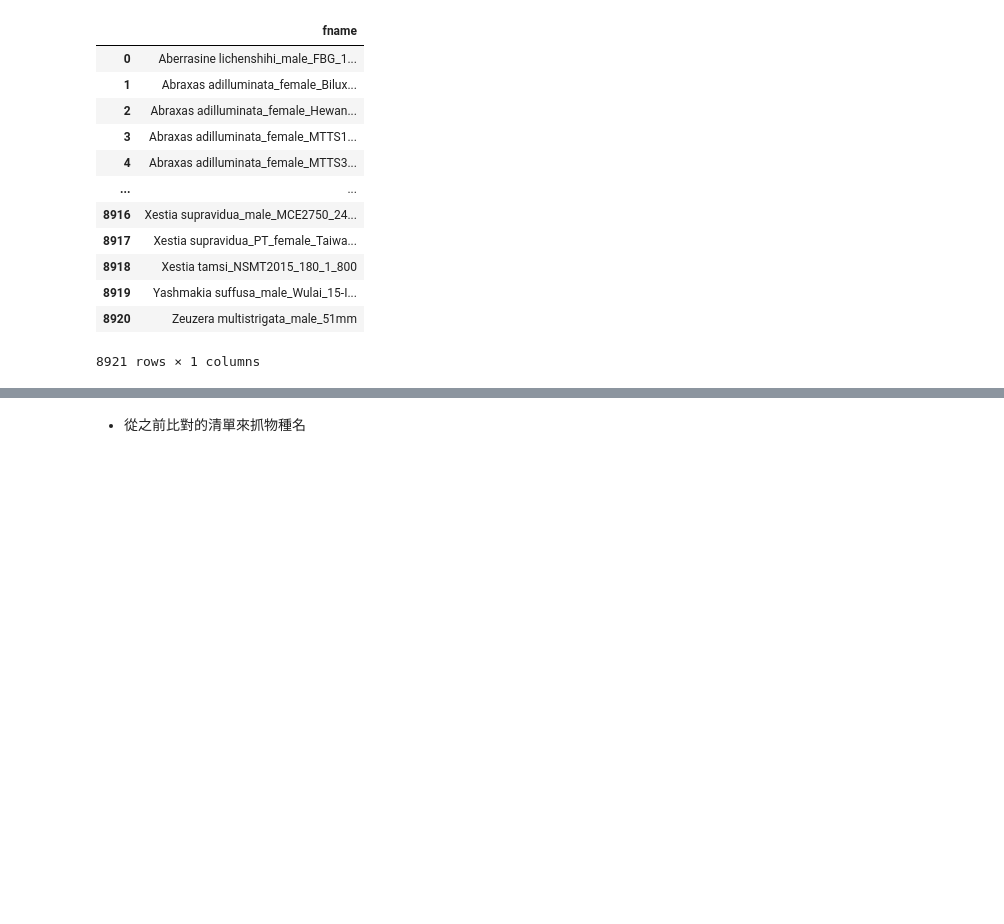
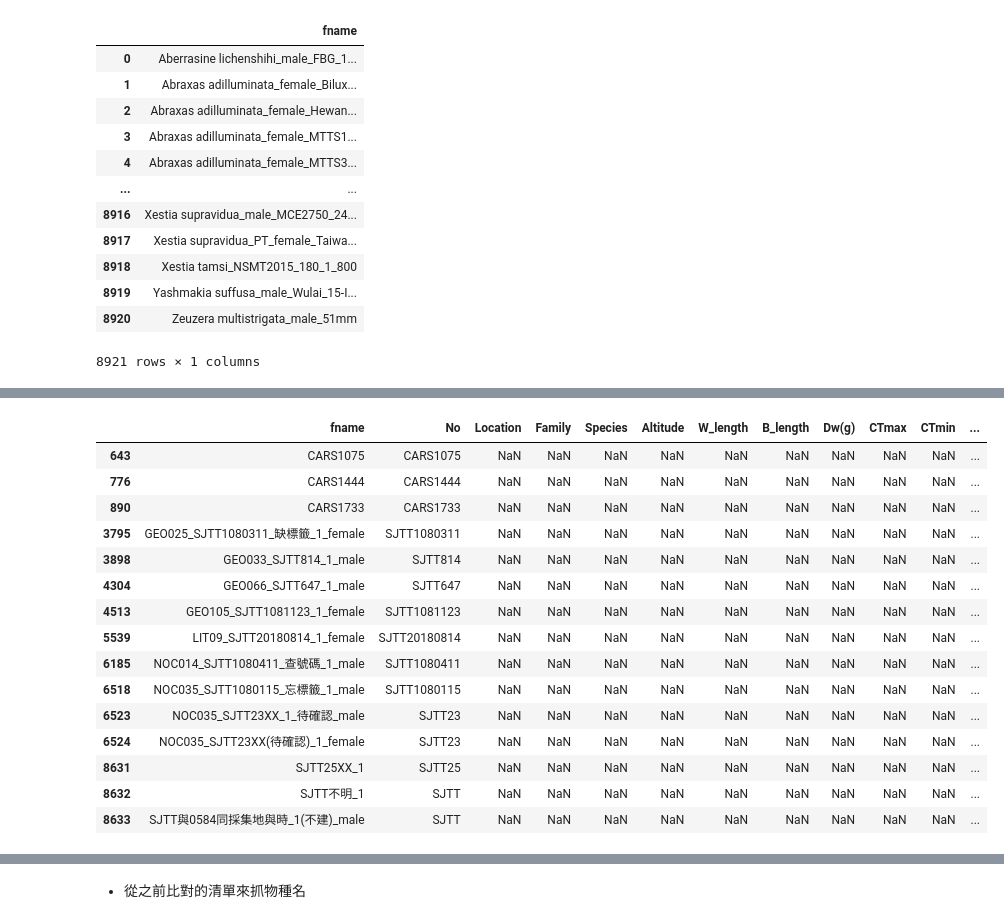
Before and after one commit to YunghuiHsu/Moth_Project, a Jupyter notebook: Moth_thermal/data/meta_thermal_rangesize/get_meta.ipynb, the cells around one changed output, grey strips where cells are left out. Saved outputs shown, nothing was run; the diff lists cells and outputs as text; code cells hidden in the pictures; blank space fills up the shorter version.

```diff
--- a/Moth_thermal/data/meta_thermal_rangesize/get_meta.ipynb
+++ b/Moth_thermal/data/meta_thermal_rangesize/get_meta.ipynb
@@ -335,7 +328,4 @@ df_origin
 # %%
-# [\d]* > 1或多個數字
-pattern = r"(SJTT[\d]*|CATT[\d]*|CARS[\d]*|SJRS[\d]*)"
+# [\d]* : 表示1或多個數字；  [_]? : 表示0或1個_
+pattern = r"(SJTT[\d]*|CATT[_]?[\d]*|CARS[\d]*|SJRS[\d]*)"
 df_origin['No'] = df_origin.fname.str.extract(pattern)
-
-print(df_origin.query('No.isnull()').__len__())
-print(df_origin.query('No.notnull()').__len__())
@@ -361,0 +332,5 @@ df_ori_Taiwan
+# %%
+# CATT部分資料檔名有_ 。將_替換掉
+index = df_origin.query('No.notnull() and No.str.contains("_")').index.values
+df_origin.loc[index,'No'] = df_origin.loc[index,'No'].str.replace('_','')
+# df_origin.loc[index]
@@ -361,0 +351,9 @@ df_ori_Taiwan
+# %%
+#  1. 先與df_TTRS以No欄位合併，取得各物種學名及各資料測量資料
+df_ori_TTRS = df_origin.merge(df_TTRS,
+                left_on='No',
+                right_on='No',
+                how='left')
+
+# df_ori_TTRS_SpNull.to_csv('meta/ori_TTRS_SpNull.csv')
+df_ori_TTRS
@@ -361,0 +374,23 @@ df_ori_Taiwan
+# %%
+##檢視馬來西亞與中國影像當中，沒有meta資料的
+df_ori_TTRS_SpNull = df_ori_TTRS.query('No.notnull() and Species.isnull()')
+df_ori_TTRS_SpNull.query('Location.isnull()')
+
+##抓到的No檔名無異常
+# %% [output]
+|  | fname | No | Location | Family | Species | Altitude | W_length | B_length | Dw(g) | CTmax | CTmin | ... |
+| 643 | CARS1075 | CARS1075 | NaN | NaN | NaN | NaN | NaN | NaN | NaN | NaN | NaN | ... |
+| 776 | CARS1444 | CARS1444 | NaN | NaN | NaN | NaN | NaN | NaN | NaN | NaN | NaN | ... |
+| 890 | CARS1733 | CARS1733 | NaN | NaN | NaN | NaN | NaN | NaN | NaN | NaN | NaN | ... |
+| 3795 | GEO025_SJTT1080311_缺標籤_1_female | SJTT1080311 | NaN | NaN | NaN | NaN | NaN | NaN | NaN | NaN | NaN | ... |
+| 3898 | GEO033_SJTT814_1_male | SJTT814 | NaN | NaN | NaN | NaN | NaN | NaN | NaN | NaN | NaN | ... |
+| 4304 | GEO066_SJTT647_1_male | SJTT647 | NaN | NaN | NaN | NaN | NaN | NaN | NaN | NaN | NaN | ... |
+| 4513 | GEO105_SJTT1081123_1_female | SJTT1081123 | NaN | NaN | NaN | NaN | NaN | NaN | NaN | NaN | NaN | ... |
+| 5539 | LIT09_SJTT20180814_1_female | SJTT20180814 | NaN | NaN | NaN | NaN | NaN | NaN | NaN | NaN | NaN | ... |
+| 6185 | NOC014_SJTT1080411_查號碼_1_male | SJTT1080411 | NaN | NaN | NaN | NaN | NaN | NaN | NaN | NaN | NaN | ... |
+| 6518 | NOC035_SJTT1080115_忘標籤_1_male | SJTT1080115 | NaN | NaN | NaN | NaN | NaN | NaN | NaN | NaN | NaN | ... |
+| 6523 | NOC035_SJTT23XX_1_待確認_male | SJTT23 | NaN | NaN | NaN | NaN | NaN | NaN | NaN | NaN | NaN | ... |
+| 6524 | NOC035_SJTT23XX(待確認)_1_female | SJTT23 | NaN | NaN | NaN | NaN | NaN | NaN | NaN | NaN | NaN | ... |
+| 8631 | SJTT25XX_1 | SJTT25 | NaN | NaN | NaN | NaN | NaN | NaN | NaN | NaN | NaN | ... |
+| 8632 | SJTT不明_1 | SJTT | NaN | NaN | NaN | NaN | NaN | NaN | NaN | NaN | NaN | ... |
+| 8633 | SJTT與0584同採集地與時_1(不建)_male | SJTT | NaN | NaN | NaN | NaN | NaN | NaN | NaN | NaN | NaN | ... |
```
Also changed, not shown: parts of 36 cells of this notebook.
